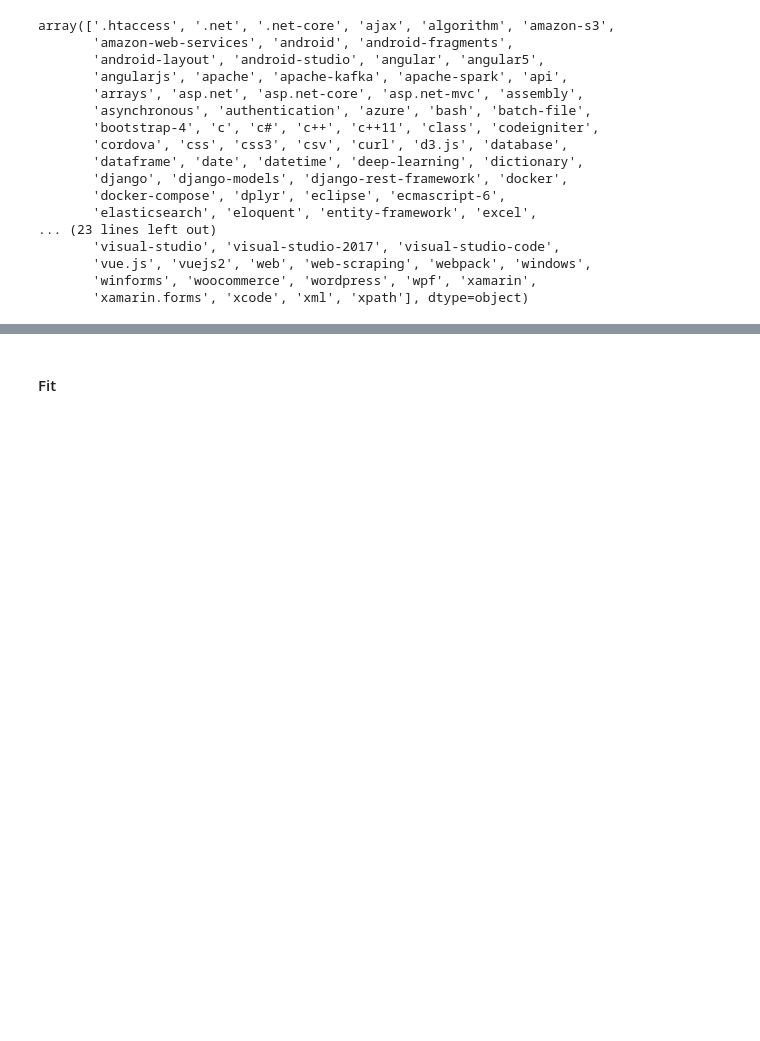
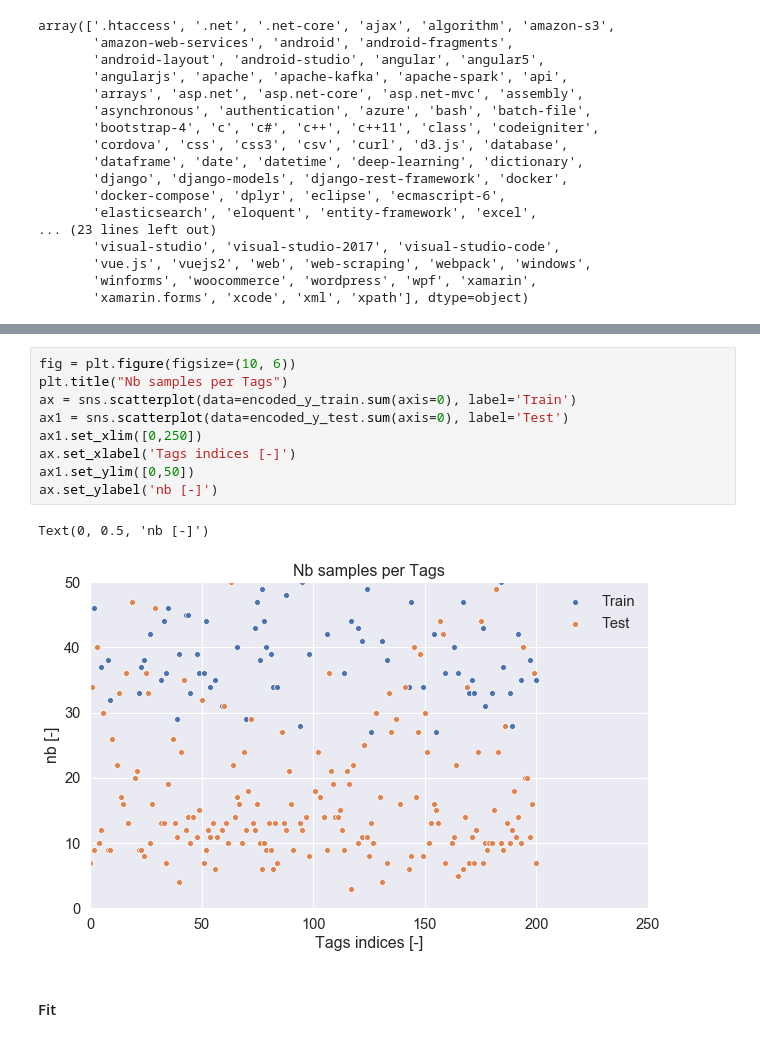
Before and after one commit to jeugregg/Stack-Overflow-tagger, a Jupyter notebook: 01_OC_IML_Project_5_explorations.ipynb, the cells around one changed output, grey strips where cells are left out. Drawn from its saved outputs; the diff is of its cells as text; blank space fills up the shorter version.

```diff
--- a/01_OC_IML_Project_5_explorations.ipynb
+++ b/01_OC_IML_Project_5_explorations.ipynb
@@ -3453,3 +3639,15 @@ array(['.htaccess', '.net', '.net-core', 'ajax', 'algorithm', 'amazon-s3',
+# %%
+fig = plt.figure(figsize=(10, 6))
+plt.title("Nb samples per Tags")
+ax = sns.scatterplot(data=encoded_y_train.sum(axis=0), label='Train')
+ax1 = sns.scatterplot(data=encoded_y_test.sum(axis=0), label='Test')
+ax1.set_xlim([0,250])
+ax.set_xlabel('Tags indices [-]')
+ax1.set_ylim([0,50])
+ax.set_ylabel('nb [-]')
+# %% [output]
+Text(0, 0.5, 'nb [-]')
+[figure, added]
 # %% [markdown]
 #### Fit
 # %%
```
Also changed, not shown: parts of 71 cells of this notebook.
